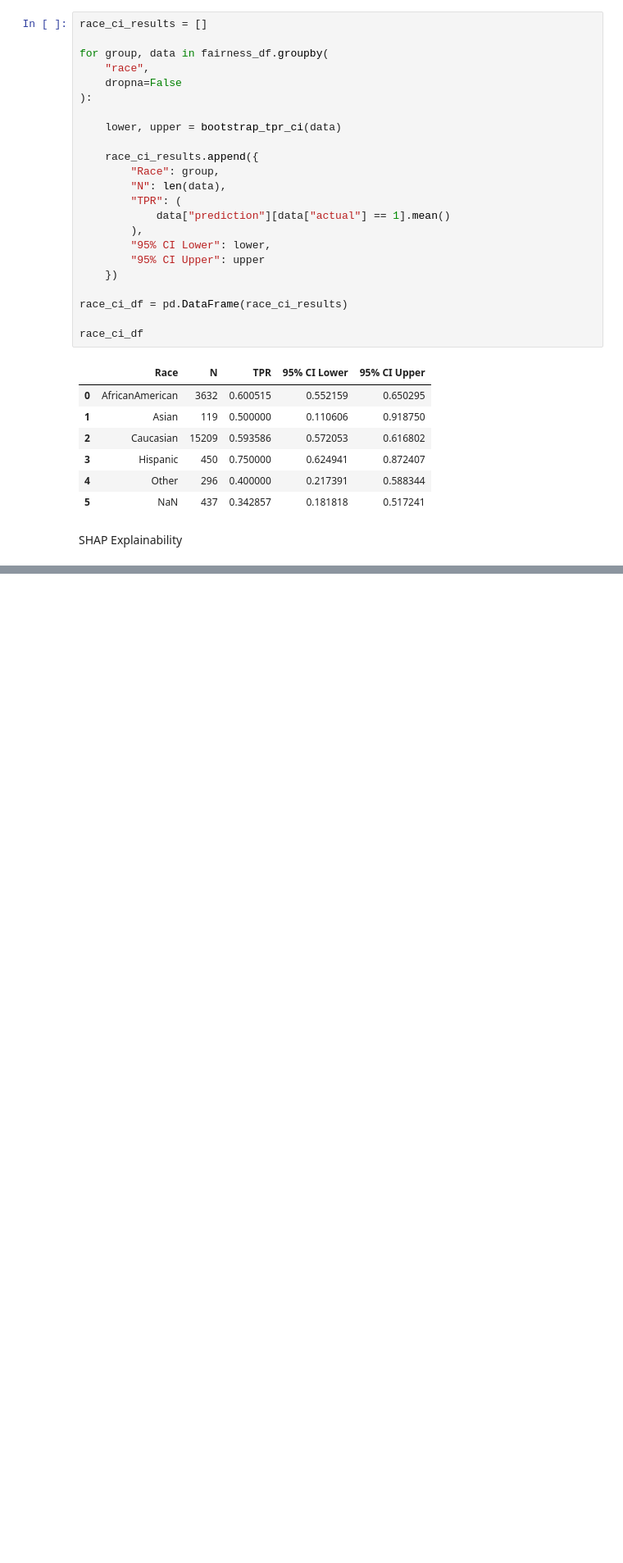
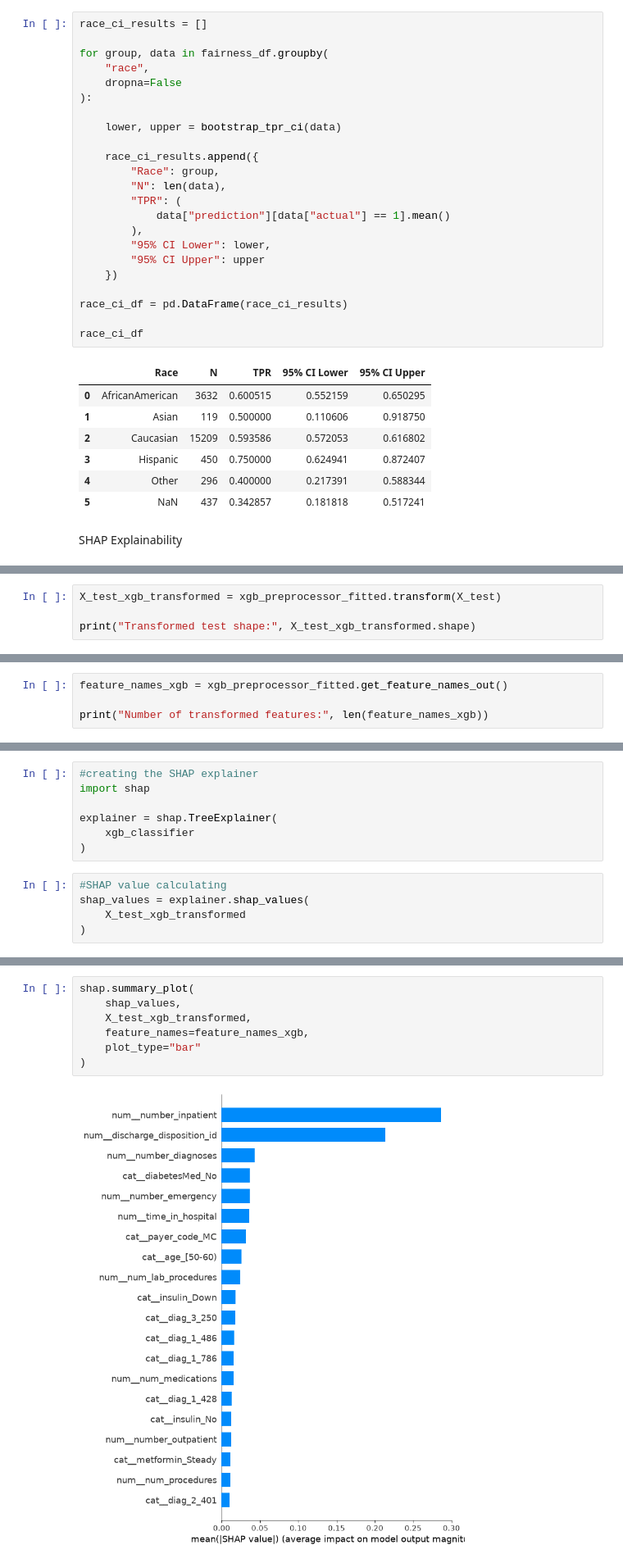
Before and after one commit to umayangi12/ResearchProject, a Jupyter notebook: JupyterNotebook/ModelTraining.ipynb, the cells around one changed output, grey strips where cells are left out. Shown at 82% size. Cells and saved outputs as stored; diff of their text form; blank space fills up the shorter version.

```diff
--- a/JupyterNotebook/ModelTraining.ipynb
+++ b/JupyterNotebook/ModelTraining.ipynb
@@ -1489,0 +1509,4 @@ SHAP Explainability
+# %%
+X_test_xgb_transformed = xgb_preprocessor_fitted.transform(X_test)
+
+print("Transformed test shape:", X_test_xgb_transformed.shape)
@@ -1489,0 +1515,4 @@ SHAP Explainability
+# %%
+feature_names_xgb = xgb_preprocessor_fitted.get_feature_names_out()
+
+print("Number of transformed features:", len(feature_names_xgb))
@@ -1489,0 +1532,12 @@ SHAP Explainability
+# %%
+#creating the SHAP explainer
+import shap
+
+explainer = shap.TreeExplainer(
+    xgb_classifier
+)
+# %%
+#SHAP value calculating
+shap_values = explainer.shap_values(
+    X_test_xgb_transformed
+)
@@ -1489,0 +1550,9 @@ SHAP Explainability
+# %%
+shap.summary_plot(
+    shap_values,
+    X_test_xgb_transformed,
+    feature_names=feature_names_xgb,
+    plot_type="bar"
+)
+# %% [output]
+[figure, added]
```
Also changed, not shown: parts of 12 cells of this notebook.
